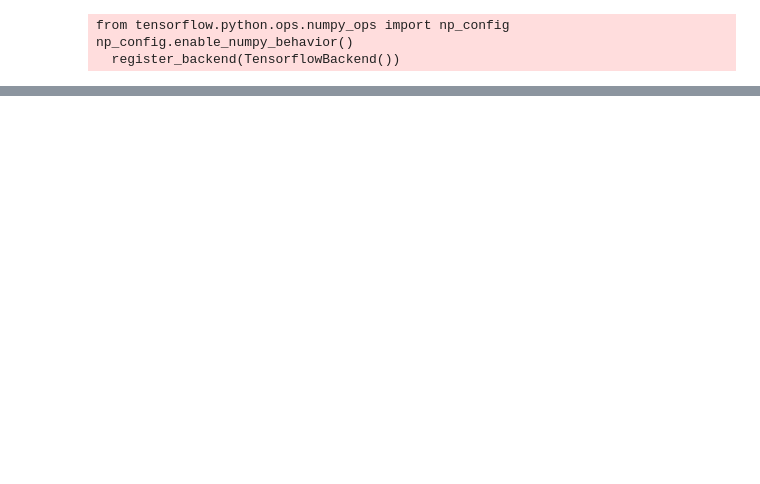
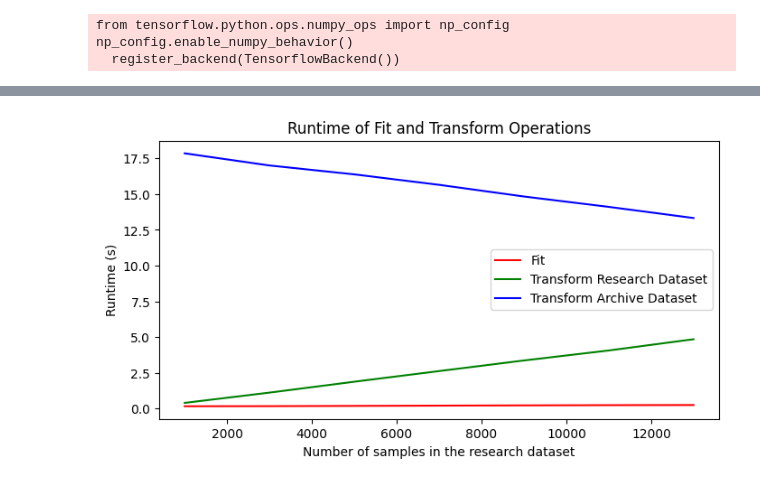
Before and after one commit to Langbridge/AIF360, a Jupyter notebook: examples/demo_distributional_repair.ipynb, the cells around one changed output, grey strips where cells are left out. Saved outputs shown, nothing was run; the diff lists cells and outputs as text; code cells hidden in the pictures; blank space fills up the shorter version.

```diff
--- a/examples/demo_distributional_repair.ipynb
+++ b/examples/demo_distributional_repair.ipynb
@@ -168,0 +270,21 @@ ax.legend()
+# %%
+n_R_tests = []
+
+base_config = {
+    'data_loader': load_adult_dataset,
+    'dataset_name': 'Adult',
+    's': 'sex',
+    'u': 'college_educated',
+    'x': ['age', 'education-num', 'hours-per-week'],
+    'y': 'Income Binary',
+    'n_A': 0,
+    'n_q': 250,
+    'continuous_features': ['age', 'hours-per-week'],
+    'plot_ignored_features': ['education-num'],
+}
+
+for n_R in range(1000, 15000, 2000):
+    config = base_config.copy()
+    config['n_R'] = n_R
+    config['results'] = {'kld_x_R': [], 'kld_x_tilde_R': [], 'kld_x_A': [], 'kld_x_tilde_A': [], 'runtime': []}
+    n_R_tests.append(config)
@@ -168,0 +338,24 @@ ax.legend()
+# %%
+feats = [f for f in t['x'] if f not in t['plot_ignored_features']]
+
+runtimes_fit = []
+runtimes_transform_R = []
+runtimes_transform_A = []
+
+for t in n_R_tests:
+    runtimes_fit.append(np.mean([r['fit'] for r in t['results']['runtime']]))
+    runtimes_transform_R.append(np.mean([r['transform_R'] for r in t['results']['runtime']]))
+    runtimes_transform_A.append(np.mean([r['transform_A'] for r in t['results']['runtime']]))
+
+#plot runtimes across values of n_R
+fig, ax = plt.subplots(1, 1, figsize=(8, 4))
+ax.plot([t['n_R'] for t in n_R_tests], runtimes_fit, label='Fit', color='red')
+ax.plot([t['n_R'] for t in n_R_tests], runtimes_transform_R, label='Transform Research Dataset', color='green')
+ax.plot([t['n_R'] for t in n_R_tests], runtimes_transform_A, label='Transform Archive Dataset', color='blue')
+ax.set_xlabel('Number of samples in the research dataset')
+ax.set_ylabel('Runtime (s)')
+ax.set_title('Runtime of Fit and Transform Operations')
+ax.legend()
+plt.show()
+# %% [output]
+[figure, added]
```
Also changed, not shown: parts of 13 cells of this notebook.
